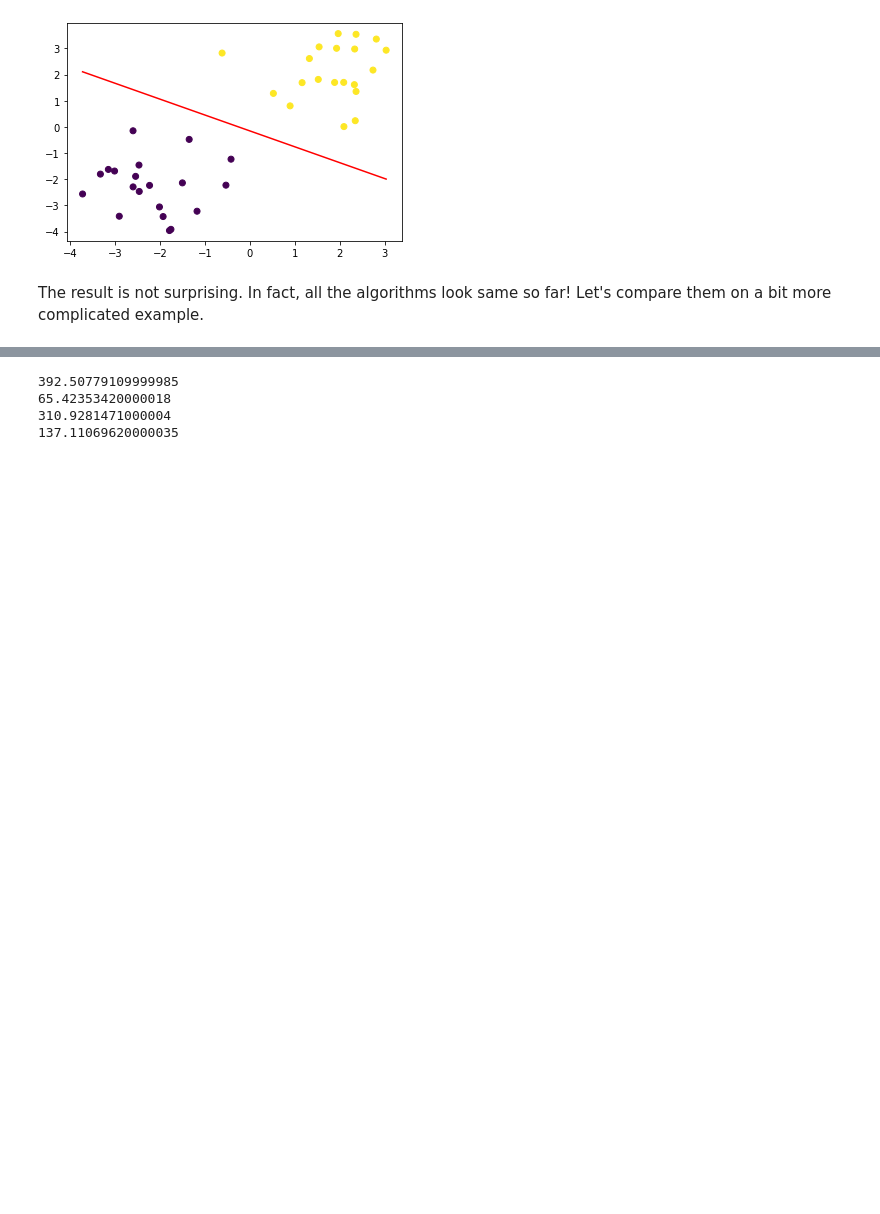
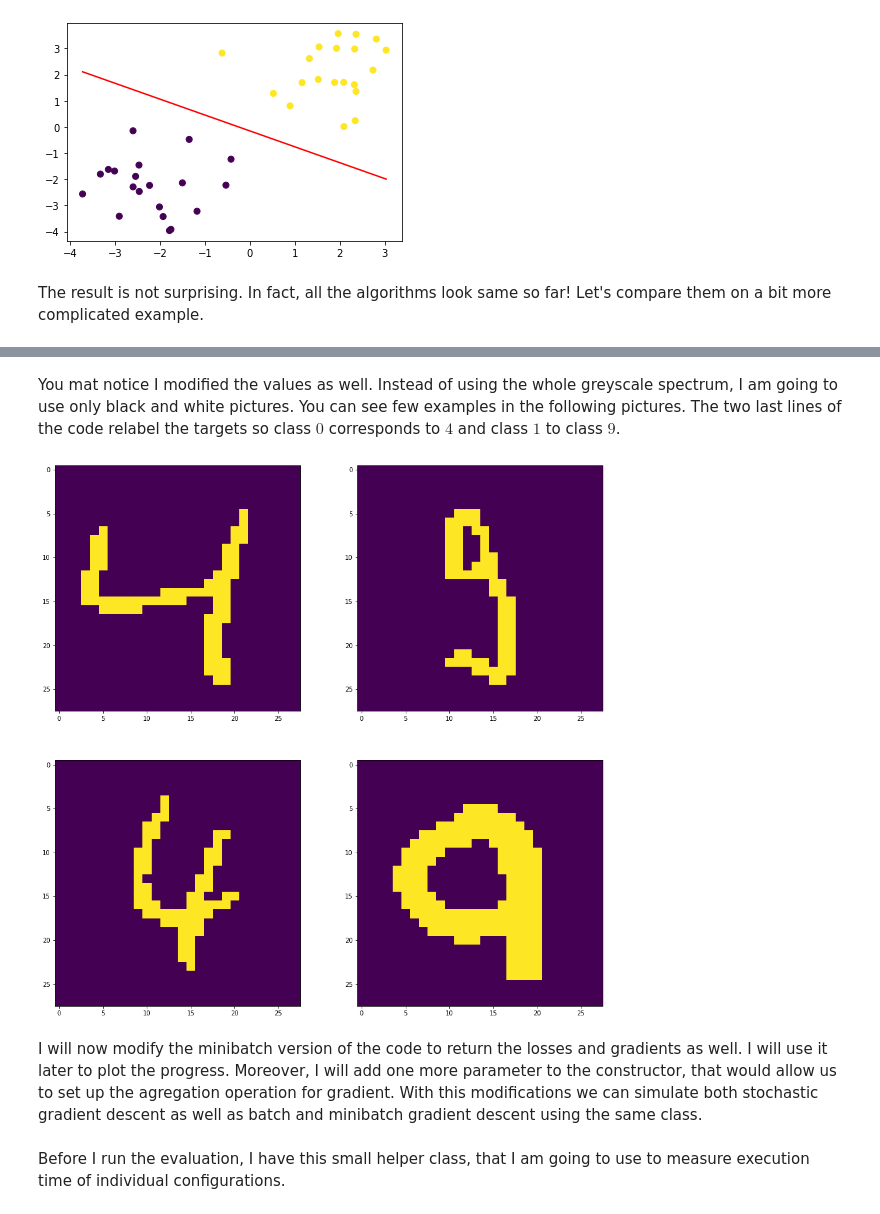
Before and after one commit to PatrikValkovic/neural-networks-step-by-step, a Jupyter notebook: 04-logistic-regression-training.ipynb, the cells around one changed output, grey strips where cells are left out. Drawn from its saved outputs; the diff is of its cells as text; code cells hidden in the pictures; blank space fills up the shorter version.

```diff
--- a/04-logistic-regression-training.ipynb
+++ b/04-logistic-regression-training.ipynb
@@ -281,11 +283,25 @@ The result is not surprising. In fact, all the algorithms look same so far! Let'
 # %%
 X, y = sklearn.datasets.fetch_openml('mnist_784', version=1, return_X_y=True)
 y = y.astype(int)
-one_or_seven_indices = np.logical_or(y == 1, y == 7)
+one_or_seven_indices = np.logical_or(y == 4, y == 9)
 train_data = X[one_or_seven_indices].reshape(-1, 784)
 train_data[train_data < 128] = 0
 train_data[train_data > 0] = 1
 train_data = np.hstack([train_data, np.ones((train_data.shape[0],1))])
 train_target = y[one_or_seven_indices].reshape(-1)
-train_target[train_target==7] = 0
+train_target[train_target==4] = 0
+train_target[train_target==9] = 1
+# %% [markdown]
+You mat notice I modified the values as well. Instead of using the whole greyscale spectrum, I am going to use only black and white pictures. You can see few examples in the following pictures. The two last lines of the code relabel the targets so class $0$ corresponds to $4$ and class $1$ to class $9$.
+# %%
+fig, ((ax1, ax2), (ax3, ax4)) = plt.subplots(2, 2, figsize=(16,16))
+ax1.imshow(train_data[0, :784].reshape(28, 28))
+ax2.imshow(train_data[10, :784].reshape(28, 28))
+ax3.imshow(train_data[100, :784].reshape(28, 28))
+ax4.imshow(train_data[1000, :784].reshape(28, 28))
+plt.show()
+# %% [output]
+[figure, added]
+# %% [markdown]
+I will now modify the minibatch version of the code to return the losses and gradients as well. I will use it later to plot the progress. Moreover, I will add one more parameter to the constructor, that would allow us to set up the agregation operation for gradient. With this modifications we can simulate both stochastic gradient descent as well as batch and minibatch gradient descent using the same class.
 # %%
@@ -421,5 +356,7 @@ class MinibatchNeuron:
 
     def __call__(self, X):
         return self.predict(X)
+# %% [markdown]
+Before I run the evaluation, I have this small helper class, that I am going to use to measure execution time of individual configurations.
 # %%
 class TimeMeasure:
@@ -432,19 +370,0 @@ class TimeMeasure:
-# %%
-sgd = StochasticNeuron(max_iters=1000, random_state=47, learning_rate=0.001)
-bgd = BatchNeuron(max_iters=1000, random_state=47, learning_rate=0.01)
-mbgd_4 = MinibatchNeuron(epochs=1000, random_state=47, learning_rate=0.04, batch_size=4)
-mbgd_16 = MinibatchNeuron(epochs=1000, random_state=47, learning_rate=0.1, batch_size=16)
-
-with TimeMeasure():
-    sgd_loss, sgd_gradient = sgd.fit(train_data, train_target)
-with TimeMeasure():
-    bgd_loss, bgd_gradient = bgd.fit(train_data, train_target)
-with TimeMeasure():
-    mbgd_loss_4, mbgd_gradient_4 = mbgd_4.fit(train_data, train_target)
-with TimeMeasure():
-    mbgd_loss_16, mbgd_gradient_16 = mbgd_16.fit(train_data, train_target)
-# %% [output]
-392.50779109999985
-65.42353420000018
-310.9281471000004
-137.11069620000035
```
Also changed, not shown: parts of 14 cells of this notebook.
